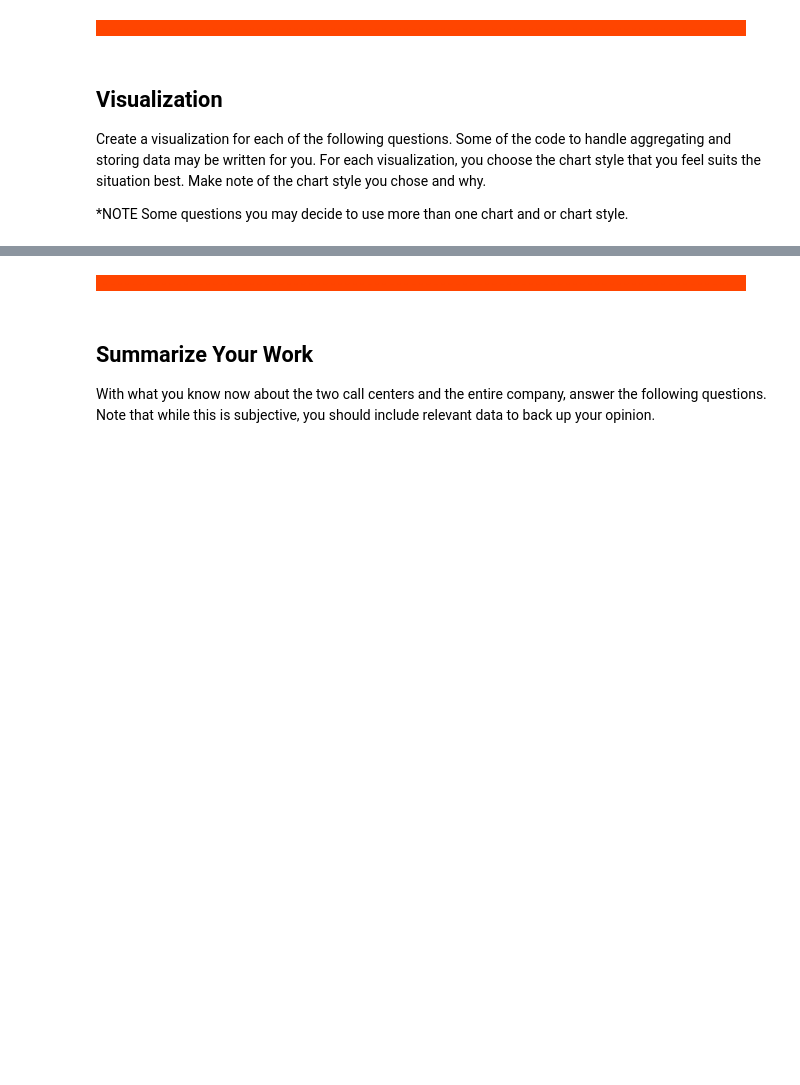
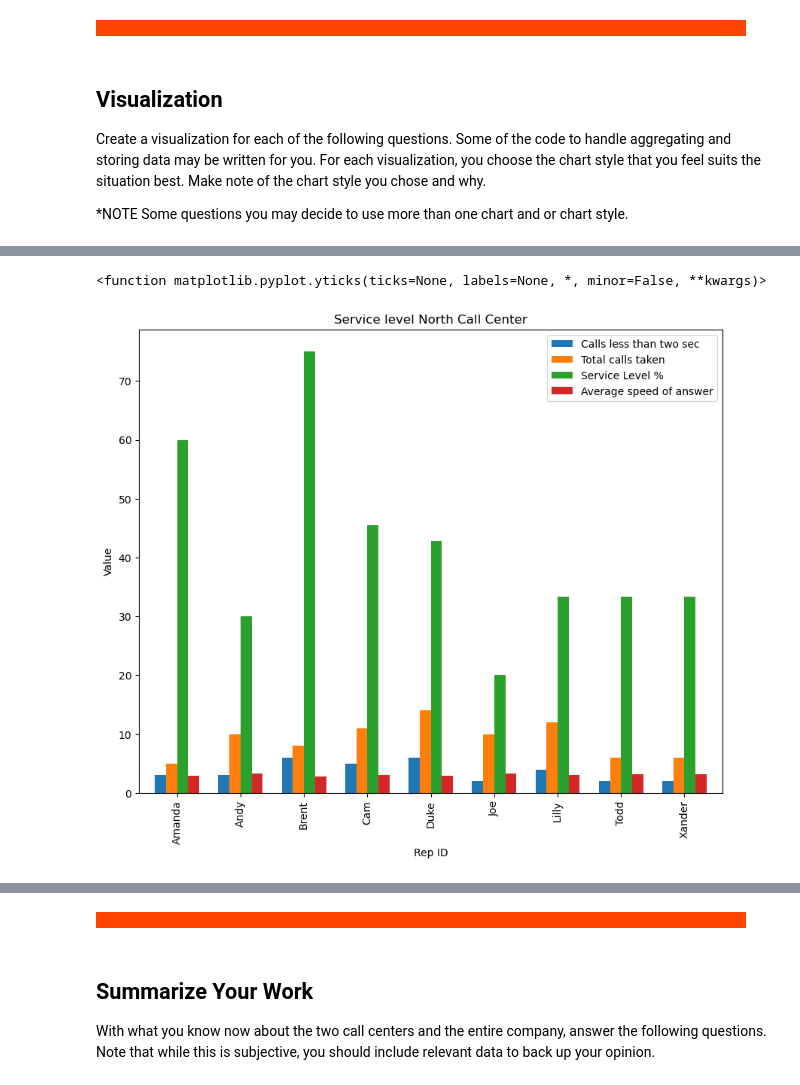
Before and after one commit to Sne0Ch/call-center-cleanup-assignment, a Jupyter notebook: Call_Center_Cleanup.ipynb, the cells around one changed output, grey strips where cells are left out. Drawn from its saved outputs; the diff is of its cells as text; code cells hidden in the pictures; blank space fills up the shorter version.

```diff
--- a/Call_Center_Cleanup.ipynb
+++ b/Call_Center_Cleanup.ipynb
@@ -290,3 +254,0 @@ print(north_df['Incoming Wait Time'].mean().round())
-# %%
-# Calculating mean for the incoming wait time to impute and fill the missing data, as the data is distributed centrally.
-north_df['Incoming Wait Time'] = north_df['Incoming Wait Time'].fillna(north_df['Incoming Wait Time'].mean().round())
@@ -293 +259,4 @@ north_df['Incoming Wait Time'] = north_df['Incoming Wait Time'].fillna(north_df[
+# %%
+# Imputing mean for the missing values
+north_df['Incoming Wait Time'] = north_df['Incoming Wait Time'].fillna(north_df['Incoming Wait Time'].mean().round(2))
 # %%
@@ -357,2 +330,0 @@ print(south_df.duplicated().sum())
-# %%
-north_df.drop('Call Purpose', axis = 1, inplace = True)
@@ -451,26 +578,41 @@ for i in range(4):
 # %%
 # Create visualization 2 here
 # north_plt contains the data you need for the average speed of answer of each rep
 
-north_plt = north.groupby("Rep ID")["Incoming Wait Time"].mean().to_frame().reset_index()
+north_plt = north_df.groupby("Rep ID")["Incoming Wait Time"].mean().to_frame().reset_index()
+north_plt
+
 
 # Finding each Rep's Personal Service Level Percentage.  Basically, Calls within 2 secs / total calls
 
 # Table 1: Total Incoming calls less than 2 seconds grouped by Rep
-quick_calls = north[north["Incoming Wait Time"] <= 2.0]
+quick_calls = north_df[north_df["Incoming Wait Time"] <= 2.0]
 quick_reps = quick_calls[["Rep ID", "Calls"]]
 quick_stats = quick_reps.groupby(["Rep ID"]).sum()  # Final Table
-
+quick_stats
 
 # Table 2: Total Incoming Calls Only grouped by Rep
-total_calls_in = north[north["Incoming or Outgoing"] == "Incoming"]
+total_calls_in = north_df[north_df["Incoming or Outgoing"] == "Incoming"]
 rep_calls = total_calls_in[["Rep ID", "Calls"]]
 total_stats = rep_calls.groupby(["Rep ID"]).sum() # Final Table
-
+total_stats
 #  Table 3: Service Level Percentage created via merge
 service_level = pd.merge(quick_stats, total_stats, on="Rep ID")
 
 # Create Percentage Column in Table 3
 service_level["Service Level %"] = service_level["Calls_x"]/service_level["Calls_y"] * 100
+service_level["Service Level %"]
 
 #Your Code Here:
+service_level1 = pd.merge(service_level, north_plt, on ="Rep ID" )
+service_level1.rename(
+    columns={"Calls_x": "Calls less than two sec", "Calls_y": "Total calls taken", "Incoming Wait Time": "Average speed of answer"},
+    inplace=True)
+service_level1.plot(kind = 'bar', x = "Rep ID", width = 0.7, figsize=(10, 8))
+plt.title("Service level North Call Center")
+plt.xlabel("Rep ID")
+plt.ylabel("Value")
+plt.yticks
+# %% [output]
+<function matplotlib.pyplot.yticks(ticks=None, labels=None, *, minor=False, **kwargs)>
+[figure, added]
```
Also changed, not shown: parts of 73 cells of this notebook.
